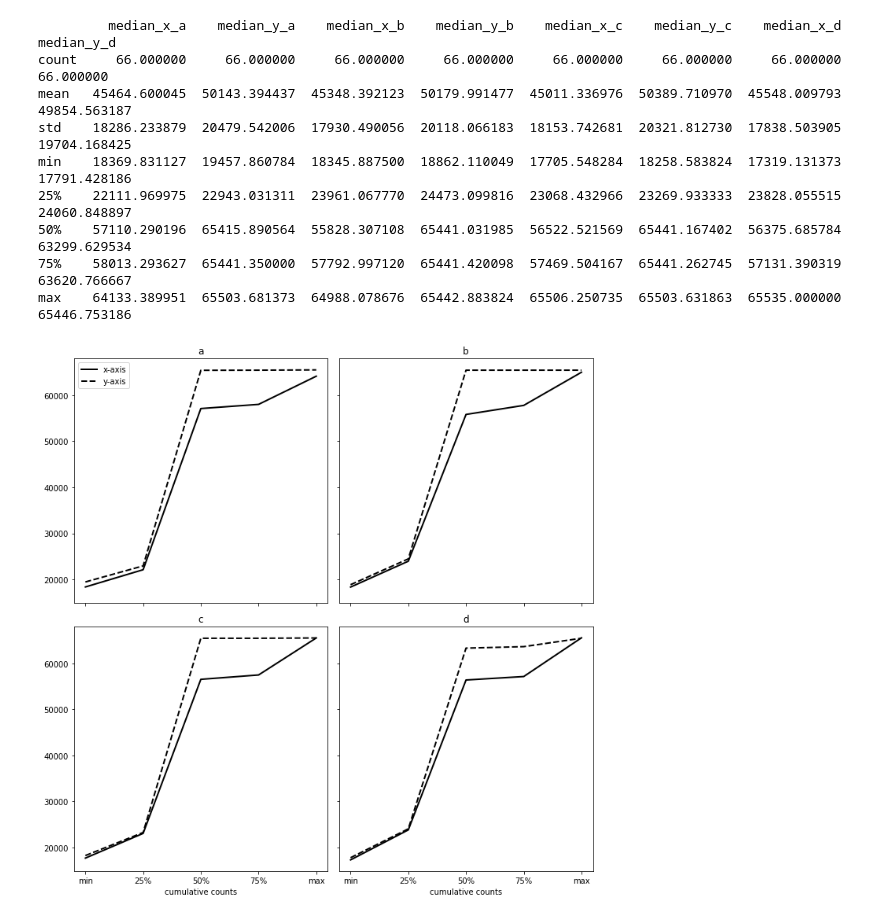
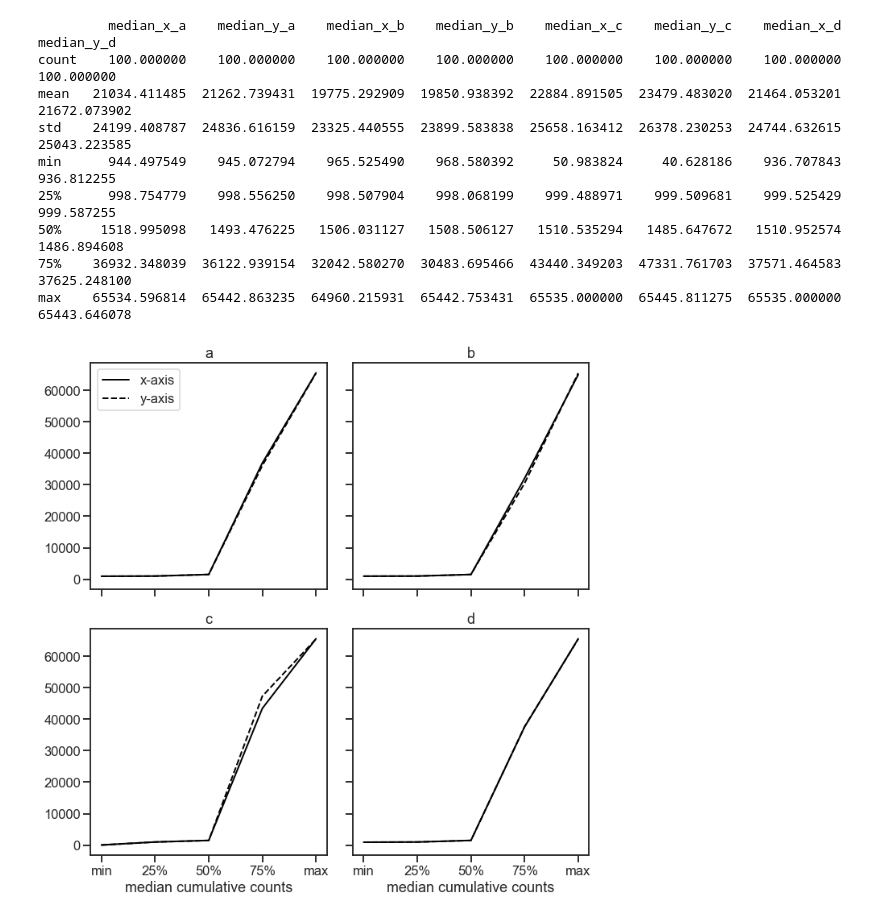
Before and after one commit to sdss/lvmdrp, a Jupyter notebook: docs/nb/lab-analysis.ipynb, the cells around one changed output. Drawn from its saved outputs; the diff is of its cells as text; code cells hidden in the pictures.

```diff
--- a/docs/nb/lab-analysis.ipynb
+++ b/docs/nb/lab-analysis.ipynb
@@ -71,7 +105,7 @@ frames_meta_match
 # %%
-iframe = 0
+iframe = 12
 
-frame = fits.open(frames_meta_match.filepath.values[iframe])
+frame = fits.open(bias_frames.filepath.values[iframe])
 
 ny, nx = frame[0].data.shape
 data = frame[0].data
@@ -157,7 +188,7 @@ for i, amp in enumerate(AMPLIFIER_NAMES):
         os_bias[amp] = amplifiers[amp].cutOverscan(bound_x=(1+OVERSCAN_WIDTH,AMPLIFIER_WIDTH), bound_y=(1,AMPLIFIER_HEIGHT), subtract=False)
     fr_bias[amp] = np.median(amplifiers[amp]._data)
 
-    axs_cut[i].imshow(amplifiers[amp]._data, origin="lower", cmap="plasma", vmin=1500, vmax=65000)
+    axs_cut[i].imshow(amplifiers[amp]._data, origin="lower", cmap="plasma")
     axs_cut[i].set_title(amp)
 
     print(f"final shape for amplifier region {amp}: {amplifiers[amp]._dim}")
@@ -186,10 +217,10 @@ STATS_FIELDS = (
 )
 STATS_FIELDS = [f"{field}_{amp}" for amp in AMPLIFIER_NAMES for field in STATS_FIELDS]
 
-frames_stats = dict.fromkeys(frames_meta_match.index)
-for iframe, idx in tqdm(enumerate(frames_meta_match.index), total=len(frames_meta_match), desc="computing frames stats", unit="frame", ascii=True):
-    header = fits.getheader(frames_meta_match.filepath.values[iframe])
-    data = fits.getdata(frames_meta_match.filepath.values[iframe])
+frames_stats = dict.fromkeys(bias_frames.index)
+for iframe, idx in tqdm(enumerate(bias_frames.index), total=len(bias_frames), desc="computing frames stats", unit="frame", ascii=True):
+    header = fits.getheader(bias_frames.filepath.values[iframe])
+    data = fits.getdata(bias_frames.filepath.values[iframe])
 
     row = dict.fromkeys(STATS_FIELDS, np.nan)
     if data.size == 0:
@@ -246,41 +277,42 @@ stats.describe().T
 64 rows × 8 columns
 # %%
-bias_mask = frames_meta_match.exptime==0
-dark_mask = frames_meta_match.exptime>0
+# bias_mask = bias.exptime==0
+# dark_mask = table.exptime>0
 
-bias_full = stats.loc[bias_mask]
-bias_full["channel"] = frames_meta_match.loc[:,"channel"]
+bias_full = stats.loc[bias_frames.index]
+bias_full.loc[:,"channel"] = bias_frames.loc[:,"channel"]
 
-dark_full = stats.loc[dark_mask]
+# dark_full = stats.loc[dark_mask]
+# dark_full.loc[:,"channel"] = table.loc[:,"channel"]
 
 bias_desc = bias_full.describe()
-dark_desc = dark_full.describe()
+# dark_desc = dark_full.describe()
 # %%
 st_name = "median"
 percentiles = "min 25% 50% 75% max".split()
 
 fig, axs = plt.subplots(2, 2, figsize=(10,10), sharex=True, sharey=True)
 axs = axs.ravel()
 
 stat_df = bias_desc.filter(like=f"{st_name}")
 print(stat_df.to_string())
 for i, amp in enumerate(AMPLIFIER_NAMES):
     axs[i].plot(percentiles, stat_df.loc[percentiles,f"{st_name}_x_{amp}"], "-", color="k", lw=2, label="x-axis")
     axs[i].plot(percentiles, stat_df.loc[percentiles,f"{st_name}_y_{amp}"], "--", color="k", lw=2, label="y-axis")
     axs[i].set_title(amp)
 
 axs[0].legend(loc=2)
-axs[-2].set_xlabel(f"cumulative counts")
-axs[-1].set_xlabel(f"cumulative counts")
+axs[-2].set_xlabel(f"{st_name} cumulative counts")
+axs[-1].set_xlabel(f"{st_name} cumulative counts")
 fig.tight_layout()
 # %% [output]
          median_x_a    median_y_a    median_x_b    median_y_b    median_x_c    median_y_c    median_x_d    median_y_d
-count     66.000000     66.000000     66.000000     66.000000     66.000000     66.000000     66.000000     66.000000
-mean   45464.600045  50143.394437  45348.392123  50179.991477  45011.336976  50389.710970  45548.009793  49854.563187
-std    18286.233879  20479.542006  17930.490056  20118.066183  18153.742681  20321.812730  17838.503905  19704.168425
-min    18369.831127  19457.860784  18345.887500  18862.110049  17705.548284  18258.583824  17319.131373  17791.428186
-25%    22111.969975  22943.031311  23961.067770  24473.099816  23068.432966  23269.933333  23828.055515  24060.848897
-50%    57110.290196  65415.890564  55828.307108  65441.031985  56522.521569  65441.167402  56375.685784  63299.629534
-75%    58013.293627  65441.350000  57792.997120  65441.420098  57469.504167  65441.262745  57131.390319  63620.766667
-max    64133.389951  65503.681373  64988.078676  65442.883824  65506.250735  65503.631863  65535.000000  65446.753186
+count    100.000000    100.000000    100.000000    100.000000    100.000000    100.000000    100.000000    100.000000
+mean   21034.411485  21262.739431  19775.292909  19850.938392  22884.891505  23479.483020  21464.053201  21672.073902
+std    24199.408787  24836.616159  23325.440555  23899.583838  25658.163412  26378.230253  24744.632615  25043.223585
+min      944.497549    945.072794    965.525490    968.580392     50.983824     40.628186    936.707843    936.812255
+25%      998.754779    998.556250    998.507904    998.068199    999.488971    999.509681    999.525429    999.587255
+50%     1518.995098   1493.476225   1506.031127   1508.506127   1510.535294   1485.647672   1510.952574   1486.894608
+75%    36932.348039  36122.939154  32042.580270  30483.695466  43440.349203  47331.761703  37571.464583  37625.248100
+max    65534.596814  65442.863235  64960.215931  65442.753431  65535.000000  65445.811275  65535.000000  65443.646078
-[figure, old version]
+[figure, new version]
```
Also changed, not shown: parts of 19 cells of this notebook.
